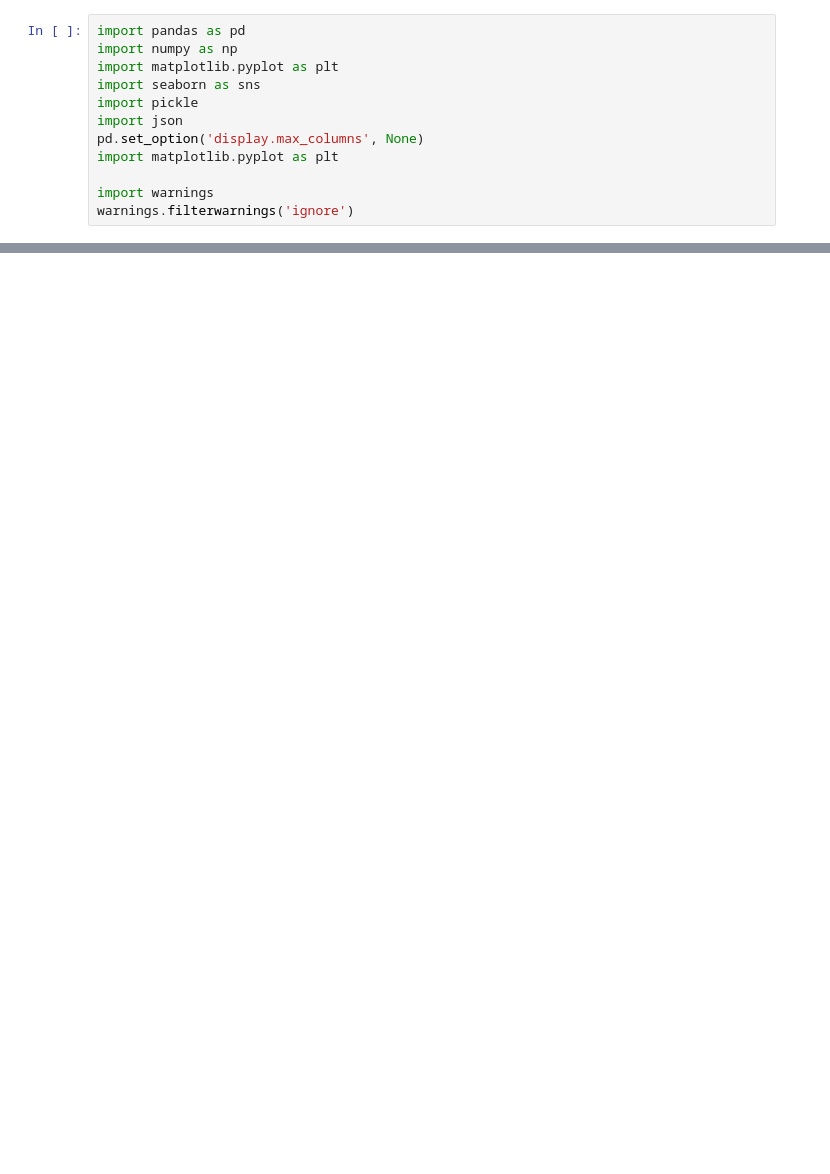
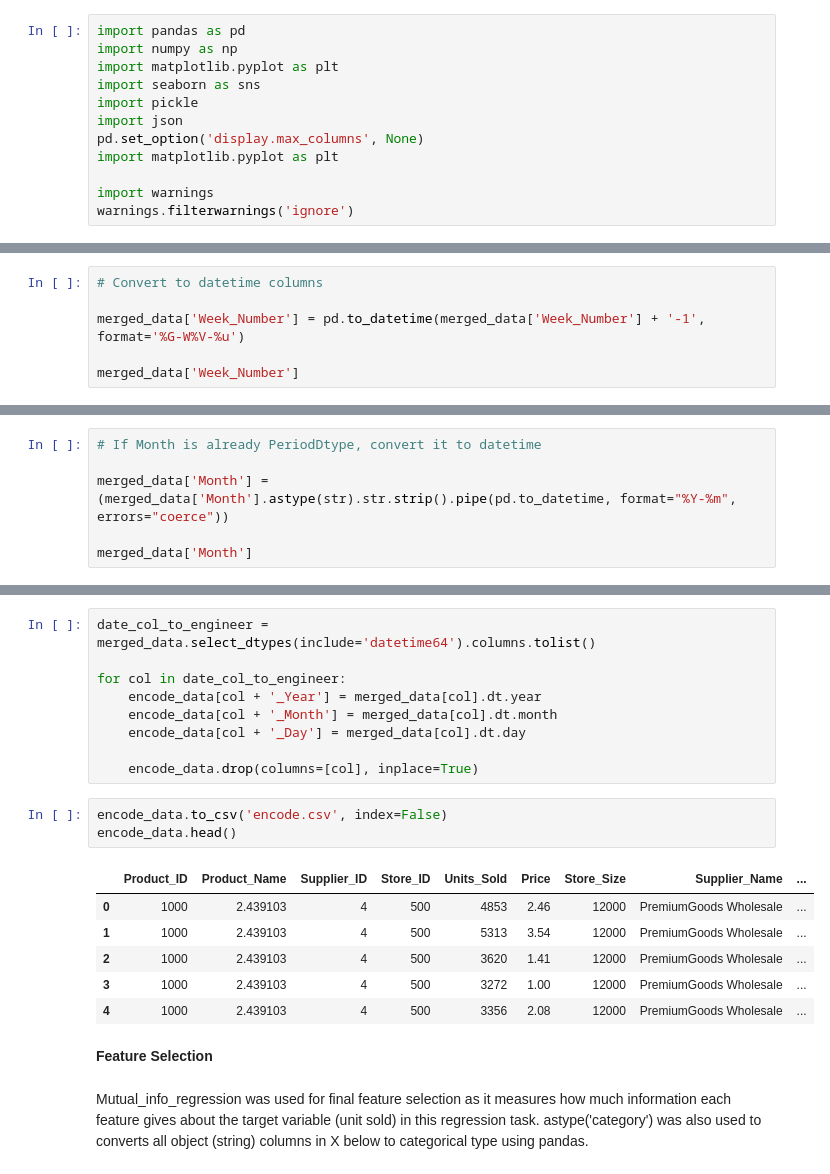
Before and after one commit to Sidikat123/perishable-predictor, a Jupyter notebook: model/model.ipynb, the cells around one changed output, grey strips where cells are left out. Saved outputs shown, nothing was run; the diff lists cells and outputs as text; blank space fills up the shorter version.

```diff
--- a/model/model.ipynb
+++ b/model/model.ipynb
@@ -12,0 +435,6 @@ warnings.filterwarnings('ignore')
+# %%
+# Convert to datetime columns
+
+merged_data['Week_Number'] = pd.to_datetime(merged_data['Week_Number'] + '-1', format='%G-W%V-%u')
+
+merged_data['Week_Number']
@@ -12,0 +454,6 @@ warnings.filterwarnings('ignore')
+# %%
+# If Month is already PeriodDtype, convert it to datetime
+
+merged_data['Month'] = (merged_data['Month'].astype(str).str.strip().pipe(pd.to_datetime, format="%Y-%m", errors="coerce"))
+
+merged_data['Month']
@@ -12,0 +473,23 @@ warnings.filterwarnings('ignore')
+# %%
+date_col_to_engineer = merged_data.select_dtypes(include='datetime64').columns.tolist()
+
+for col in date_col_to_engineer:
+    encode_data[col + '_Year'] = merged_data[col].dt.year
+    encode_data[col + '_Month'] = merged_data[col].dt.month
+    encode_data[col + '_Day'] = merged_data[col].dt.day
+
+    encode_data.drop(columns=[col], inplace=True)
+# %%
+encode_data.to_csv('encode.csv', index=False)
+encode_data.head()
+# %% [output]
+|  | Product_ID | Product_Name | Supplier_ID | Store_ID | Units_Sold | Price | Store_Size | Supplier_Name | ... |
+| 0 | 1000 | 2.439103 | 4 | 500 | 4853 | 2.46 | 12000 | PremiumGoods Wholesale | ... |
+| 1 | 1000 | 2.439103 | 4 | 500 | 5313 | 3.54 | 12000 | PremiumGoods Wholesale | ... |
+| 2 | 1000 | 2.439103 | 4 | 500 | 3620 | 1.41 | 12000 | PremiumGoods Wholesale | ... |
+| 3 | 1000 | 2.439103 | 4 | 500 | 3272 | 1.00 | 12000 | PremiumGoods Wholesale | ... |
+| 4 | 1000 | 2.439103 | 4 | 500 | 3356 | 2.08 | 12000 | PremiumGoods Wholesale | ... |
+# %% [markdown]
+**Feature Selection**
+# %% [markdown]
+Mutual_info_regression was used for final feature selection as it measures how much information each feature gives about the target variable (unit sold) in this regression task. astype('category') was also used to converts all object (string) columns in X below to categorical type using pandas.
```
Also changed, not shown: parts of 52 cells of this notebook, 14 other files.
